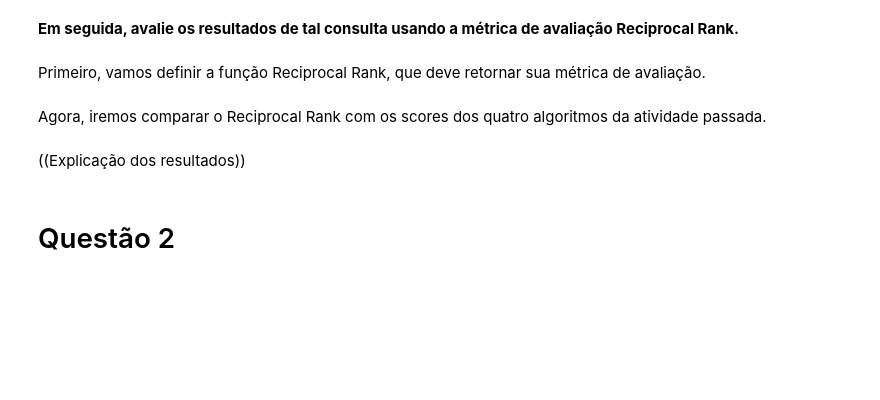
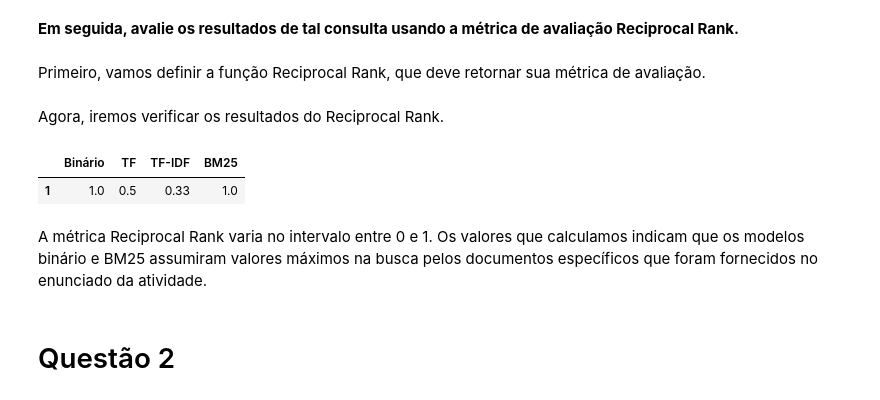
Before and after one commit to LDVictor/ri_lab_07, a Jupyter notebook: ri_lab_07.ipynb, the cells around one changed output. Saved outputs shown, nothing was run; the diff lists cells and outputs as text; code cells hidden in the pictures; blank space fills up the shorter version.

```diff
--- a/ri_lab_07.ipynb
+++ b/ri_lab_07.ipynb
@@ -101,8 +169,3 @@ consulta = "sociedade"
 **Em seguida, avalie os resultados de tal consulta usando a métrica de avaliação Reciprocal Rank.**
 # %% [markdown]
 Primeiro, vamos definir a função Reciprocal Rank, que deve retornar sua métrica de avaliação.
-# %%
-def reciprocalRank(consulta, documento):
-  ...
-# %% [markdown]
-Agora, iremos comparar o Reciprocal Rank com os scores dos quatro algoritmos da atividade passada.
@@ -116,5 +172,28 @@ pontos_reciprocalRank = reciprocalRank(consulta, documento)
-# %% [markdown]
-((Explicação dos resultados))
+# %%
+def reciprocalRank(tuplas, id_documento):
+  n = 1.0;
+
+  for r, documento in tuplas:
+    if documento == id_documento:
+      return [round(1 / n, 2)]
+    else:
+      n += 1
+# %% [markdown]
+Agora, iremos verificar os resultados do Reciprocal Rank.
+# %%
+tabela_reciprocal_rank = pd.DataFrame()
+tabela_reciprocal_rank['Binário'] = reciprocalRank(tabela_q1['Binário'], numero_documento)
+tabela_reciprocal_rank['TF'] = reciprocalRank(tabela_q1['TF'], numero_documento)
+tabela_reciprocal_rank['TF-IDF'] = reciprocalRank(tabela_q1['TF-IDF'], numero_documento)
+tabela_reciprocal_rank['BM25'] = reciprocalRank(tabela_q1['BM25'], numero_documento)
+tabela_reciprocal_rank.index += 1
+
+tabela_reciprocal_rank
+# %% [output]
+|  | Binário | TF | TF-IDF | BM25 |
+| 1 | 1.0 | 0.5 | 0.33 | 1.0 |
+# %% [markdown]
+A métrica Reciprocal Rank varia no intervalo entre 0 e 1. Os valores que calculamos indicam que os modelos binário e BM25 assumiram valores máximos na busca pelos documentos específicos que foram fornecidos no enunciado da atividade.
 # %% [markdown]
 # Questão 2
 # %% [markdown]
```
Also changed, not shown: parts of 43 cells of this notebook.
